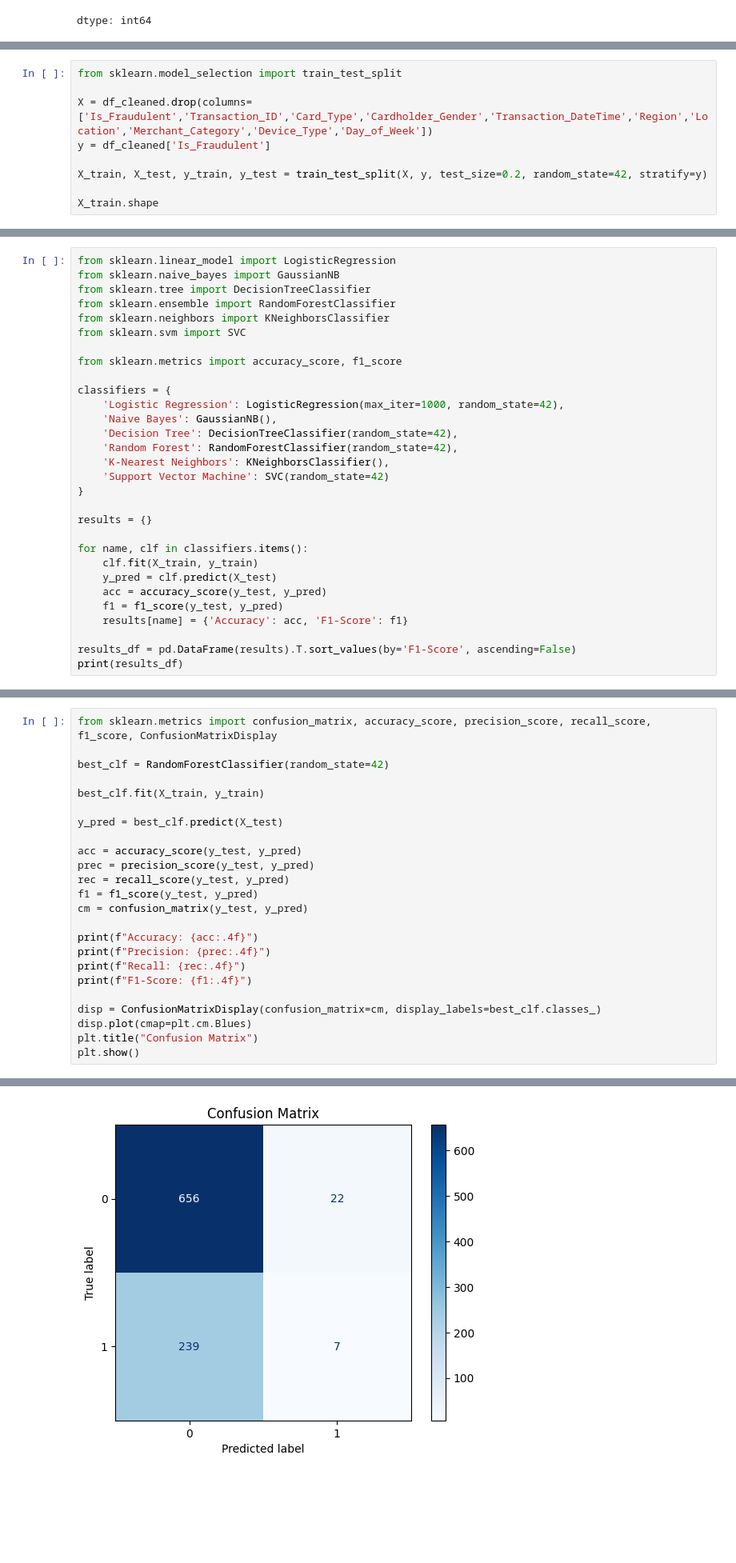
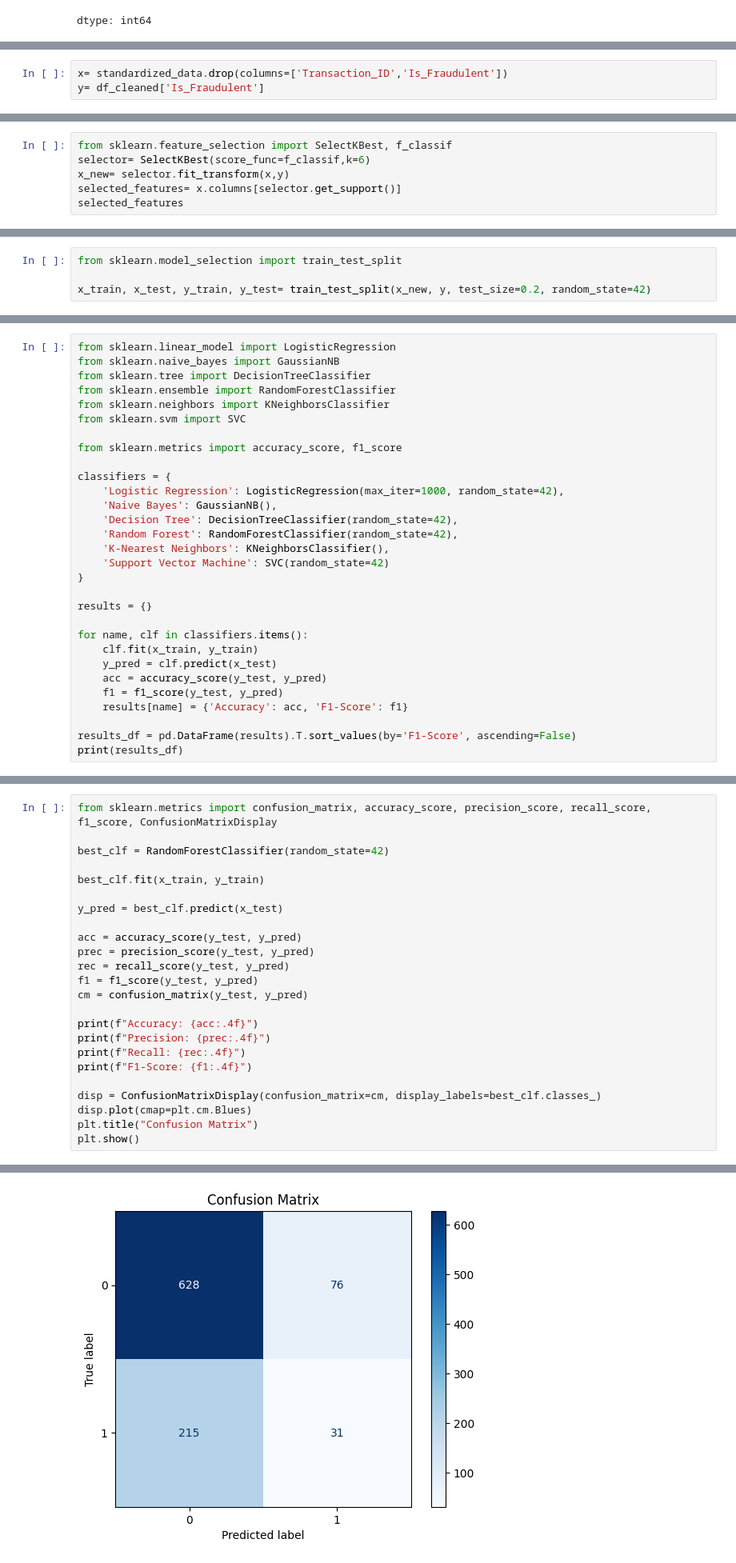
Before and after one commit to lawrence0302/lawrence0302, a Jupyter notebook: Credit_Card_Fraud_Detection.ipynb, the cells around one changed output, grey strips where cells are left out. Shown at 80% size. Drawn from its saved outputs; the diff is of its cells as text; blank space fills up the shorter version.

```diff
--- a/Credit_Card_Fraud_Detection.ipynb
+++ b/Credit_Card_Fraud_Detection.ipynb
@@ -331,0 +375,3 @@ Name: Is_Fraudulent, dtype: float64
+# %%
+x= standardized_data.drop(columns=['Transaction_ID','Is_Fraudulent'])
+y= df_cleaned['Is_Fraudulent']
@@ -331,0 +386,6 @@ Name: Is_Fraudulent, dtype: float64
+# %%
+from sklearn.feature_selection import SelectKBest, f_classif
+selector= SelectKBest(score_func=f_classif,k=6)
+x_new= selector.fit_transform(x,y)
+selected_features= x.columns[selector.get_support()]
+selected_features
@@ -332,9 +404,4 @@ Name: Is_Fraudulent, dtype: float64
 # %%
 from sklearn.model_selection import train_test_split
 
-X = df_cleaned.drop(columns=['Is_Fraudulent','Transaction_ID','Card_Type','Cardholder_Gender','Transaction_DateTime','Region','Location','Merchant_Category','Device_Type','Day_of_Week'])
-y = df_cleaned['Is_Fraudulent']
-
-X_train, X_test, y_train, y_test = train_test_split(X, y, test_size=0.2, random_state=42, stratify=y)
-
-X_train.shape
+x_train, x_test, y_train, y_test= train_test_split(x_new, y, test_size=0.2, random_state=42)
@@ -392,8 +443,8 @@ classifiers = {
 results = {}
 
 for name, clf in classifiers.items():
-    clf.fit(X_train, y_train)
-    y_pred = clf.predict(X_test)
+    clf.fit(x_train, y_train)
+    y_pred = clf.predict(x_test)
     acc = accuracy_score(y_test, y_pred)
     f1 = f1_score(y_test, y_pred)
     results[name] = {'Accuracy': acc, 'F1-Score': f1}
@@ -428,9 +479,9 @@ from sklearn.metrics import confusion_matrix, accuracy_score, precision_score, r
 
 best_clf = RandomForestClassifier(random_state=42)
 
-best_clf.fit(X_train, y_train)
+best_clf.fit(x_train, y_train)
 
-y_pred = best_clf.predict(X_test)
+y_pred = best_clf.predict(x_test)
 
 acc = accuracy_score(y_test, y_pred)
 prec = precision_score(y_test, y_pred)
@@ -455 +506 @@ F1-Score: 0.0509
-[figure, old version]
+[figure, new version]
```
Also changed, not shown: parts of 34 cells of this notebook.
